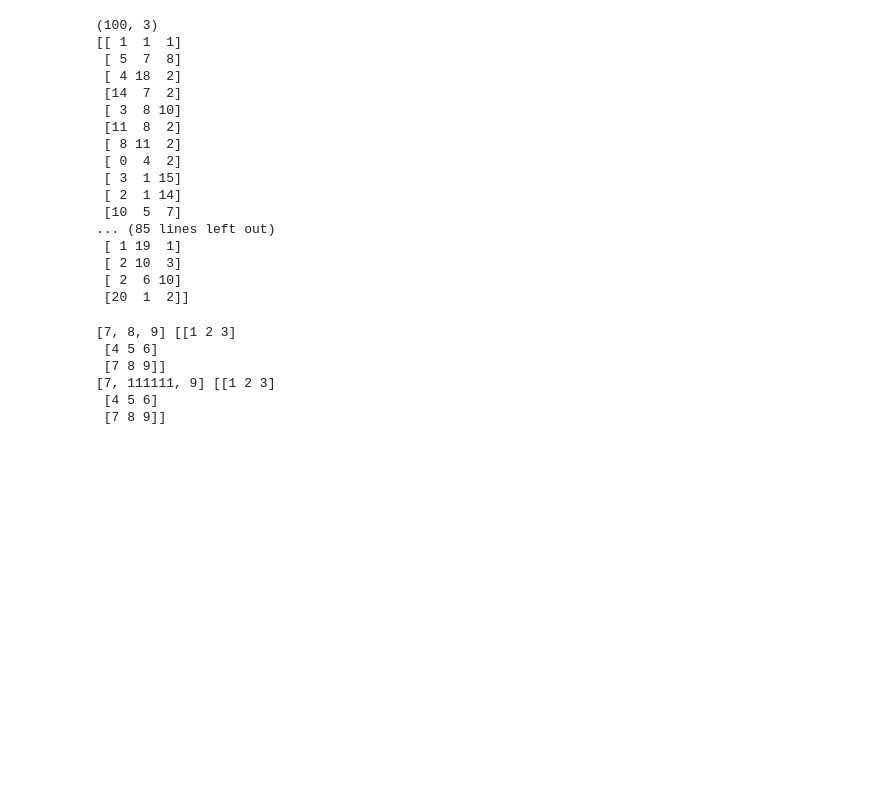
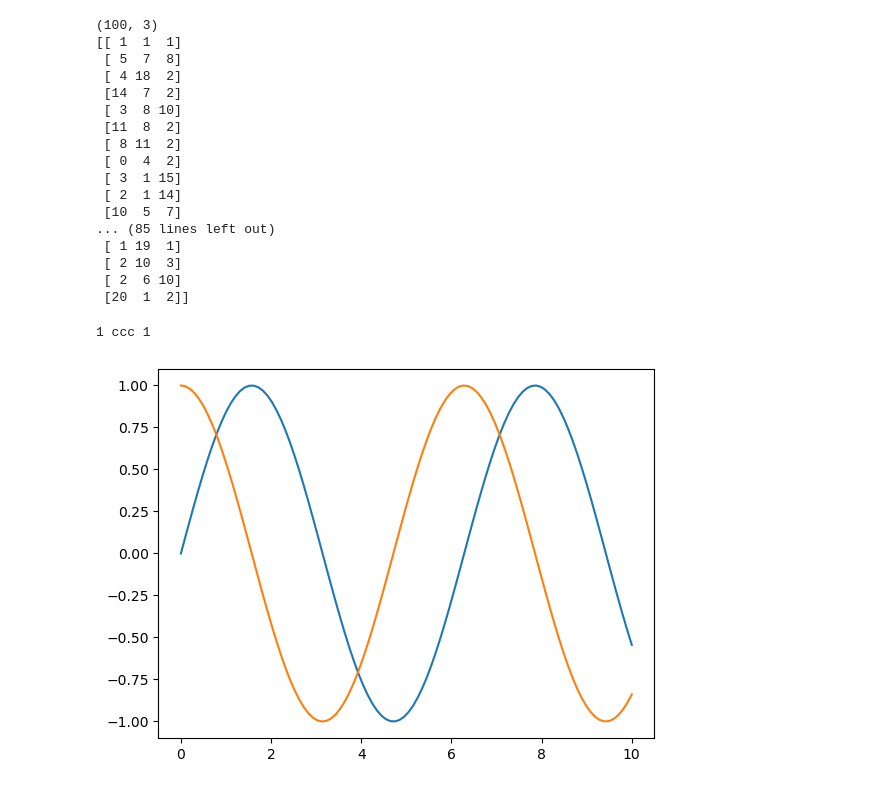
Before and after one commit to Diomedes-Jiang/MathematicalModeling, a Jupyter notebook: GA_OneMax.ipynb, the cells around one changed output. Saved outputs shown, nothing was run; the diff lists cells and outputs as text; code cells hidden in the pictures; blank space fills up the shorter version.

```diff
--- a/GA_OneMax.ipynb
+++ b/GA_OneMax.ipynb
@@ -169,17 +169,28 @@ print(individual)
 #     print(f"when in circle: {circle}, the max fitness is {max(fitness)},the individuals are {new_individuals}")
 #
 # %%
-temp=np.array([[1,2,3],[4,5,6],[7,8,9]])
-b=temp[2]
-b=list(b)
-print(b,temp)
-b[1]=111111
-np.array(b)
-print(b,temp)
+a=b=1
+print(a,"ccc",b)
 # %% [output]
-[7, 8, 9] [[1 2 3]
- [4 5 6]
- [7 8 9]]
-[7, 111111, 9] [[1 2 3]
- [4 5 6]
- [7 8 9]]
+1 ccc 1
+# %%
+import matplotlib.pyplot as plt
+import numpy as np
+
+# 创建数据
+x = np.linspace(0, 10, 100)
+y1 = np.sin(x)
+y2 = np.cos(x)
+
+# 创建一个包含两个子图的画布
+
+# 在第一个子图中绘制y1
+plt.plot(x, y1)
+
+# 在第二个子图中绘制y2
+plt.plot(x, y2)
+
+# 显示图形
+plt.show()
+# %% [output]
+[figure, added]
```
Also changed, not shown: 3 other files.
